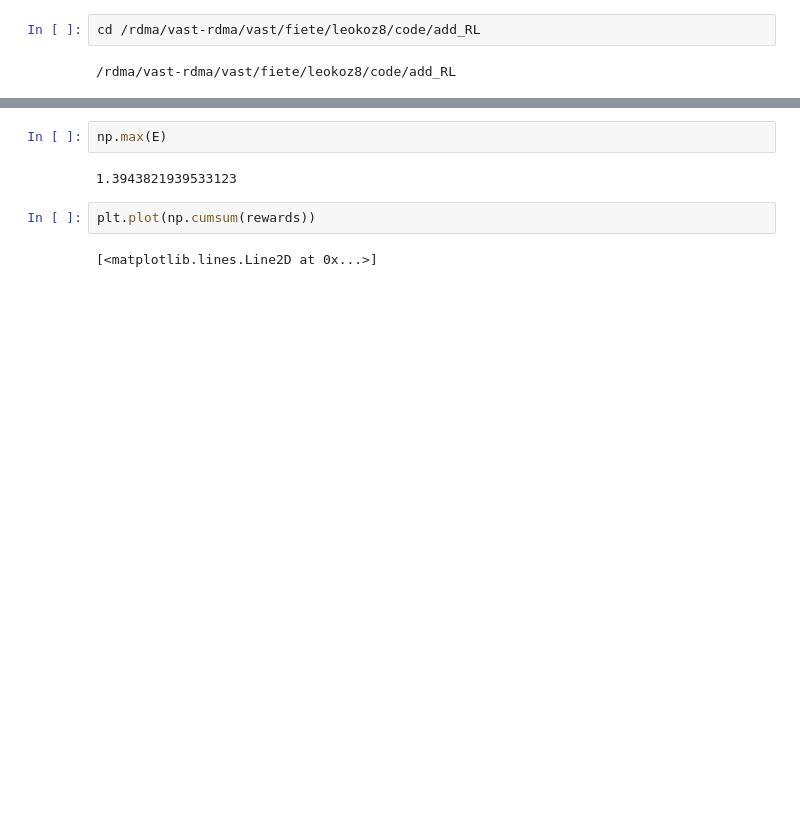
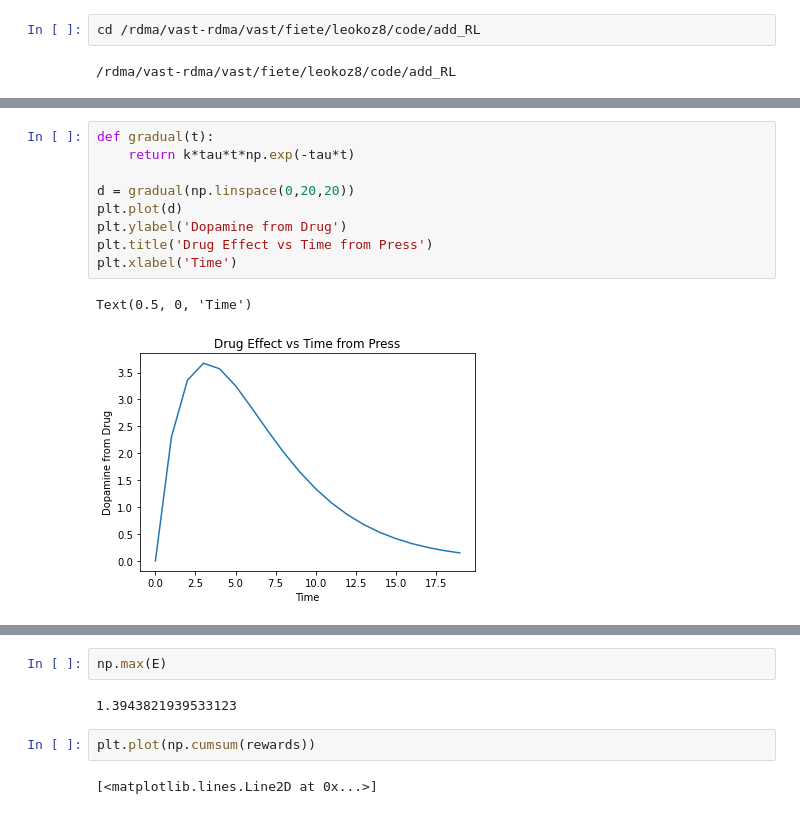
Before and after one commit to kozleo/add_RL, a Jupyter notebook: notebooks/test_nb.ipynb, the cells around one changed output, grey strips where cells are left out. Saved outputs shown, nothing was run; the diff lists cells and outputs as text; blank space fills up the shorter version.

```diff
--- a/notebooks/test_nb.ipynb
+++ b/notebooks/test_nb.ipynb
@@ -32,3 +192,15 @@ def update_Q_and_E(Q,E,s,s_prime,a,a_prime,r,gamma,alpha,lam):
+# %%
+def gradual(t):
+    return k*tau*t*np.exp(-tau*t)
+
+d = gradual(np.linspace(0,20,20))
+plt.plot(d)
+plt.ylabel('Dopamine from Drug')
+plt.title('Drug Effect vs Time from Press')
+plt.xlabel('Time')
+# %% [output]
+Text(0.5, 0, 'Time')
+[figure, added]
 # %%
 import gymnasium as gym
 env = gym.make("FrozenLake-v1",render_mode = "rgb_array",map_name="4x4")
```
Also changed, not shown: parts of 7 cells of this notebook, 12 other files.
